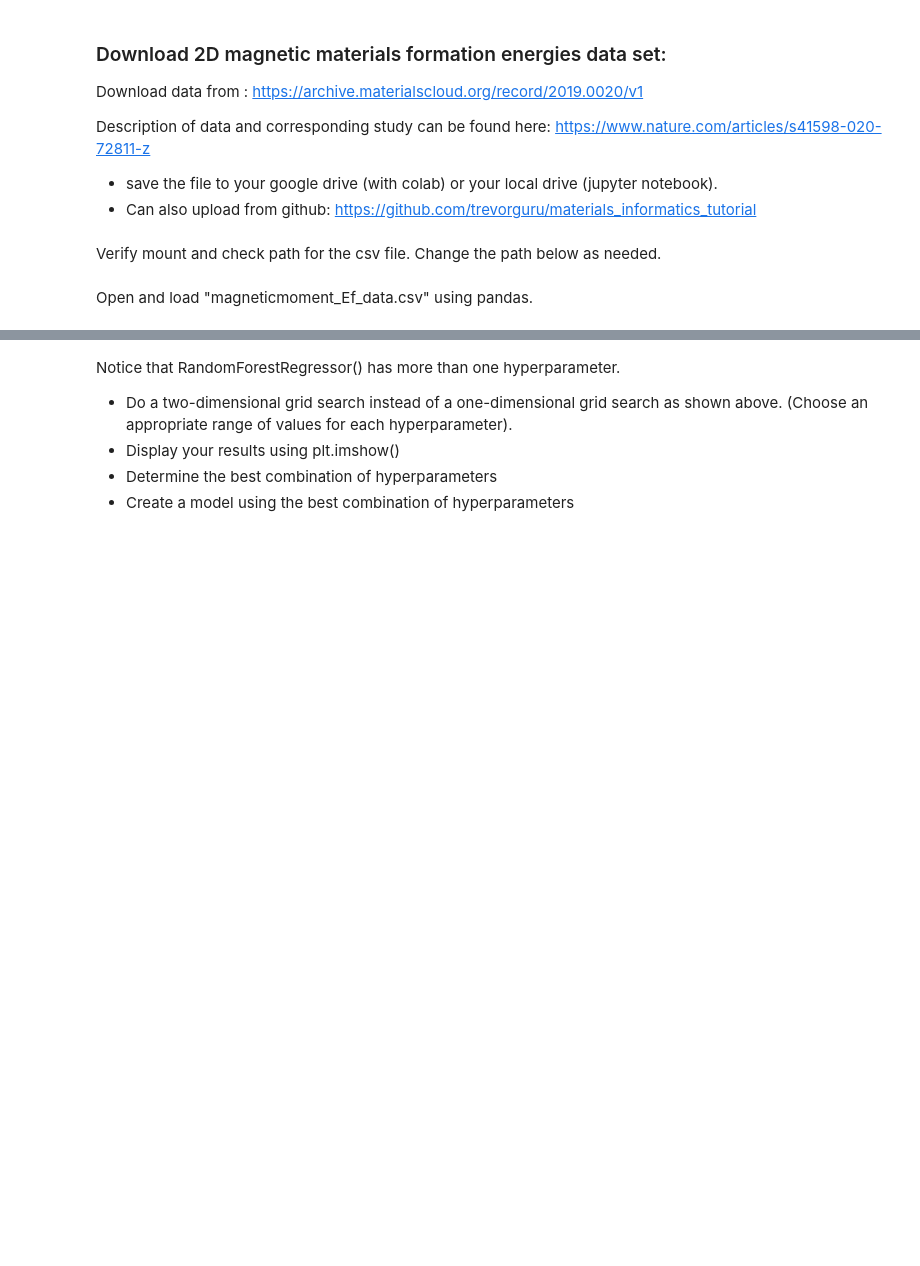
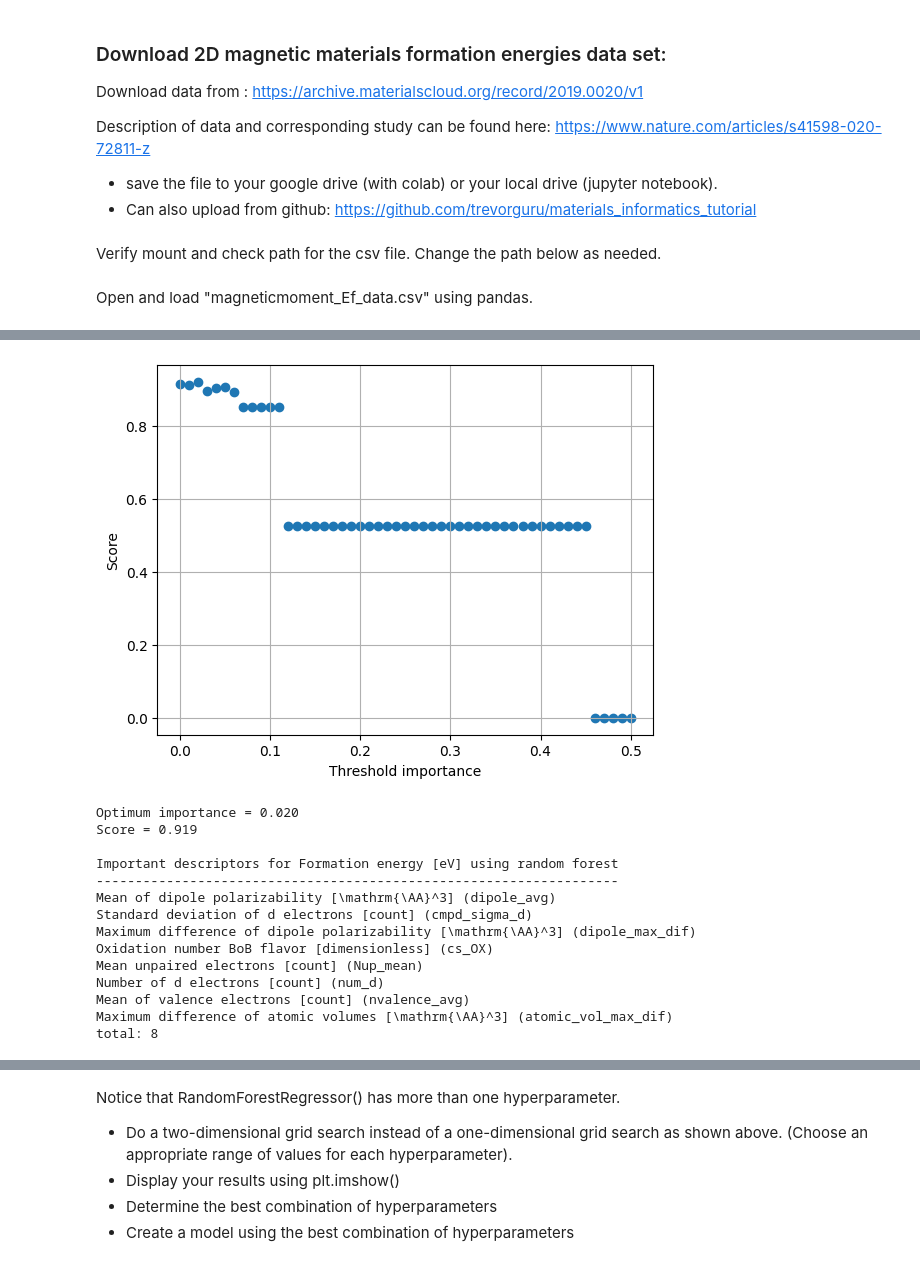
Before and after one commit to TingwenZhang/magnetic-materials-2d, a Jupyter notebook: src/notebooks/ML_2D_working.ipynb, the cells around one changed output, grey strips where cells are left out. Drawn from its saved outputs; the diff is of its cells as text; code cells hidden in the pictures; blank space fills up the shorter version.

```diff
--- a/src/notebooks/ML_2D_working.ipynb
+++ b/src/notebooks/ML_2D_working.ipynb
@@ -158,0 +483,25 @@ important_descriptors_magnetic_moment_et = important_descriptors(numeric_df,
+# %%
+optimum_importance_descriptors_formation_energy_rf = optimum_importance(numeric_df,
+                                                                        important_descriptors_formation_energy_rf,
+                                                                        RandomForestRegressor(random_state = RANDOM_STATE),
+                                                                        formation_energy_map["label"])
+print_important_descriptors(optimum_importance_descriptors_formation_energy_rf,
+                       column_meaning_map,
+                       formation_energy_map["label"],
+                       "random forest")
+# %% [output]
+[figure, added]
+Optimum importance = 0.020
+Score = 0.919
+
+Important descriptors for Formation energy [eV] using random forest
+-------------------------------------------------------------------
+Mean of dipole polarizability [\mathrm{\AA}^3] (dipole_avg)
+Standard deviation of d electrons [count] (cmpd_sigma_d)
+Maximum difference of dipole polarizability [\mathrm{\AA}^3] (dipole_max_dif)
+Oxidation number BoB flavor [dimensionless] (cs_OX)
+Mean unpaired electrons [count] (Nup_mean)
+Number of d electrons [count] (num_d)
+Mean of valence electrons [count] (nvalence_avg)
+Maximum difference of atomic volumes [\mathrm{\AA}^3] (atomic_vol_max_dif)
+total: 8
```
Also changed, not shown: parts of 40 cells of this notebook, 2 other files.
